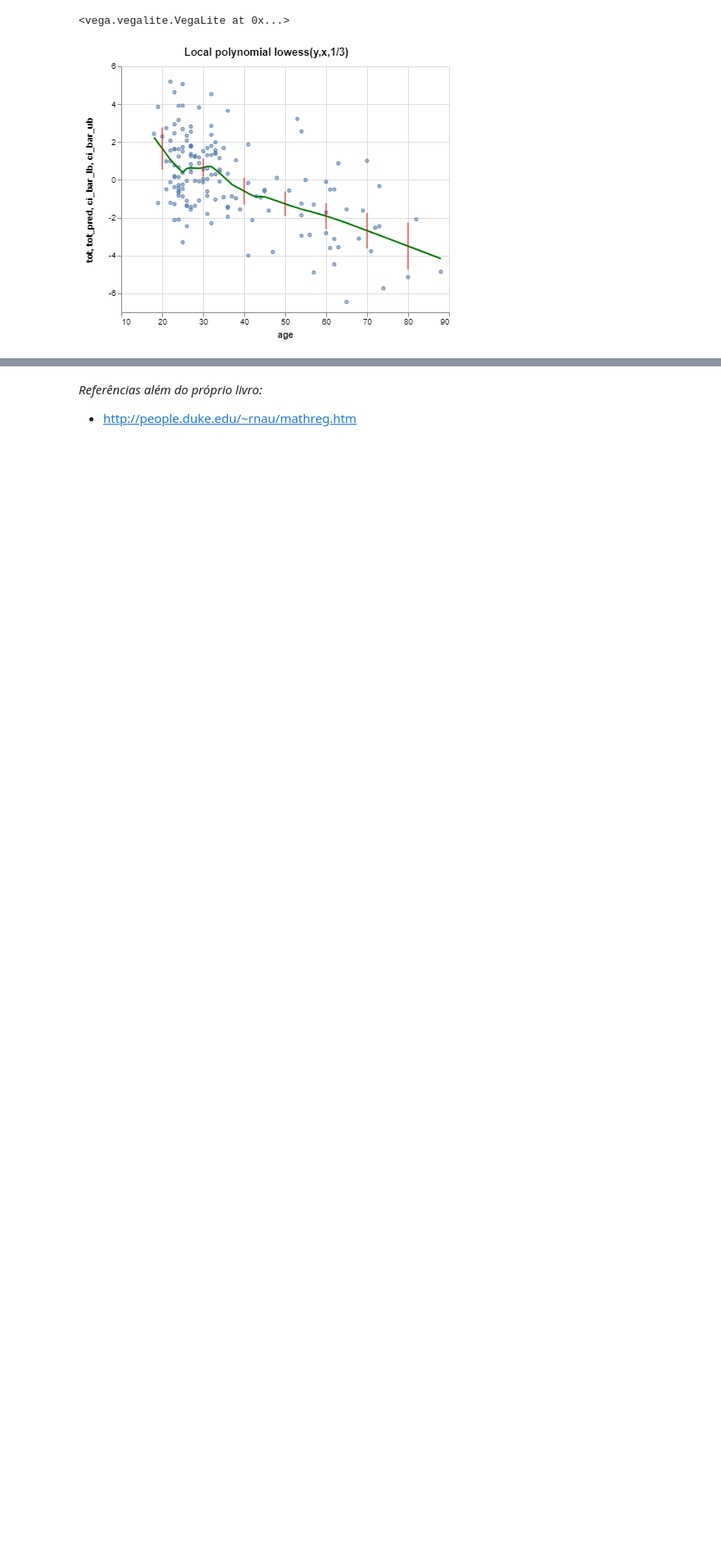
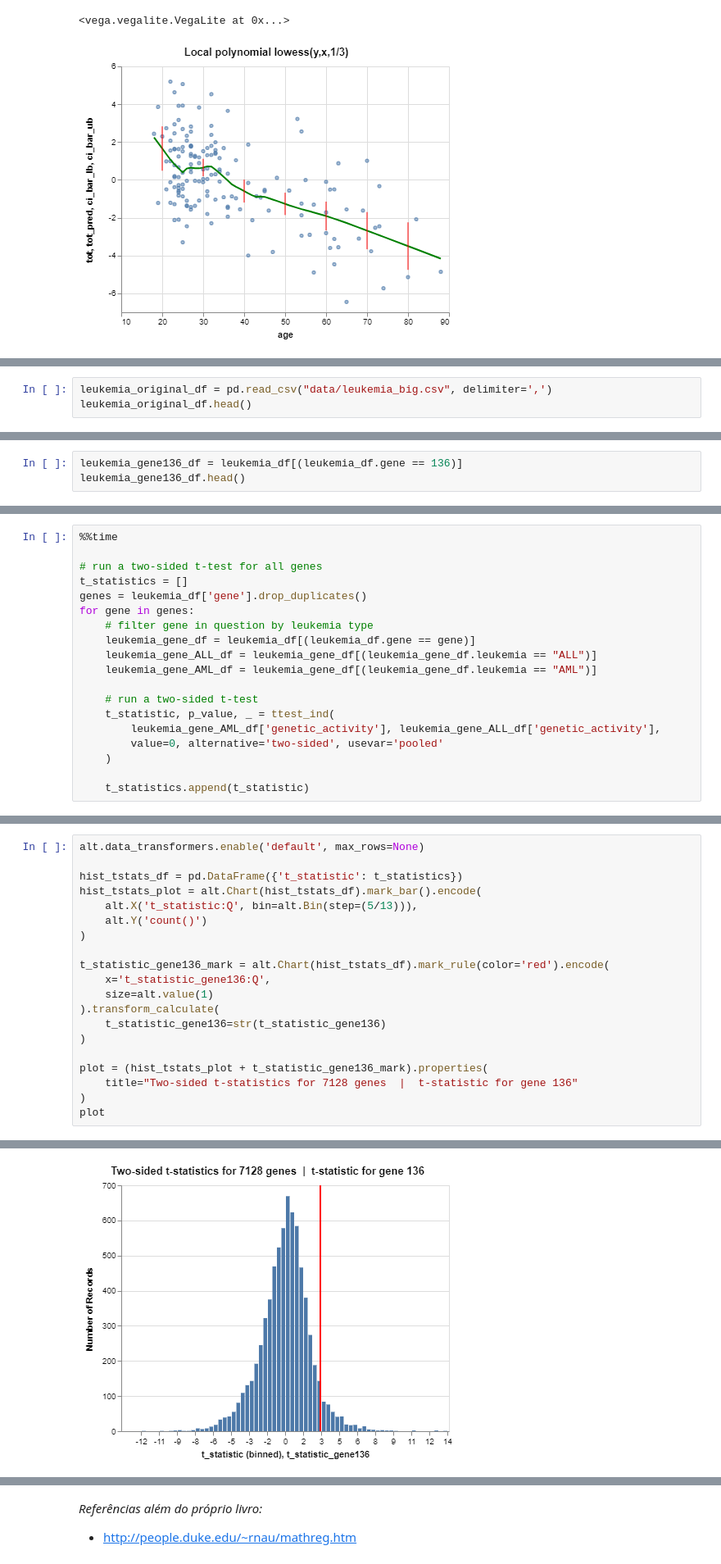
Before and after one commit to fmafonseca/casi, a Jupyter notebook: notebooks/01.01.Algorithms-and-Inference.ipynb, the cells around one changed output, grey strips where cells are left out. Shown at 82% size. Drawn from its saved outputs; the diff is of its cells as text; blank space fills up the shorter version.

```diff
--- a/notebooks/01.01.Algorithms-and-Inference.ipynb
+++ b/notebooks/01.01.Algorithms-and-Inference.ipynb
@@ -461,0 +492,3 @@ plot
+# %%
+leukemia_original_df = pd.read_csv("data/leukemia_big.csv", delimiter=',')
+leukemia_original_df.head()
@@ -461,0 +528,3 @@ plot
+# %%
+leukemia_gene136_df = leukemia_df[(leukemia_df.gene == 136)]
+leukemia_gene136_df.head()
@@ -461,0 +609,19 @@ plot
+# %%
+%%time
+
+# run a two-sided t-test for all genes
+t_statistics = []
+genes = leukemia_df['gene'].drop_duplicates()
+for gene in genes:
+    # filter gene in question by leukemia type
+    leukemia_gene_df = leukemia_df[(leukemia_df.gene == gene)]
+    leukemia_gene_ALL_df = leukemia_gene_df[(leukemia_gene_df.leukemia == "ALL")]
+    leukemia_gene_AML_df = leukemia_gene_df[(leukemia_gene_df.leukemia == "AML")]
+
+    # run a two-sided t-test
+    t_statistic, p_value, _ = ttest_ind(
+        leukemia_gene_AML_df['genetic_activity'], leukemia_gene_ALL_df['genetic_activity'],
+        value=0, alternative='two-sided', usevar='pooled'
+    )
+
+    t_statistics.append(t_statistic)
@@ -461,0 +648,21 @@ plot
+# %%
+alt.data_transformers.enable('default', max_rows=None)
+
+hist_tstats_df = pd.DataFrame({'t_statistic': t_statistics})
+hist_tstats_plot = alt.Chart(hist_tstats_df).mark_bar().encode(
+    alt.X('t_statistic:Q', bin=alt.Bin(step=(5/13))),
+    alt.Y('count()')
+)
+
+t_statistic_gene136_mark = alt.Chart(hist_tstats_df).mark_rule(color='red').encode(
+    x='t_statistic_gene136:Q',
+    size=alt.value(1)
+).transform_calculate(
+    t_statistic_gene136=str(t_statistic_gene136)
+)
+
+plot = (hist_tstats_plot + t_statistic_gene136_mark).properties(
+    title="Two-sided t-statistics for 7128 genes  |  t-statistic for gene 136"
+)
+plot
+# %% [output]
@@ -461,0 +670 @@ plot
+[figure, added]
```
Also changed, not shown: parts of 29 cells of this notebook, 1 other file.
